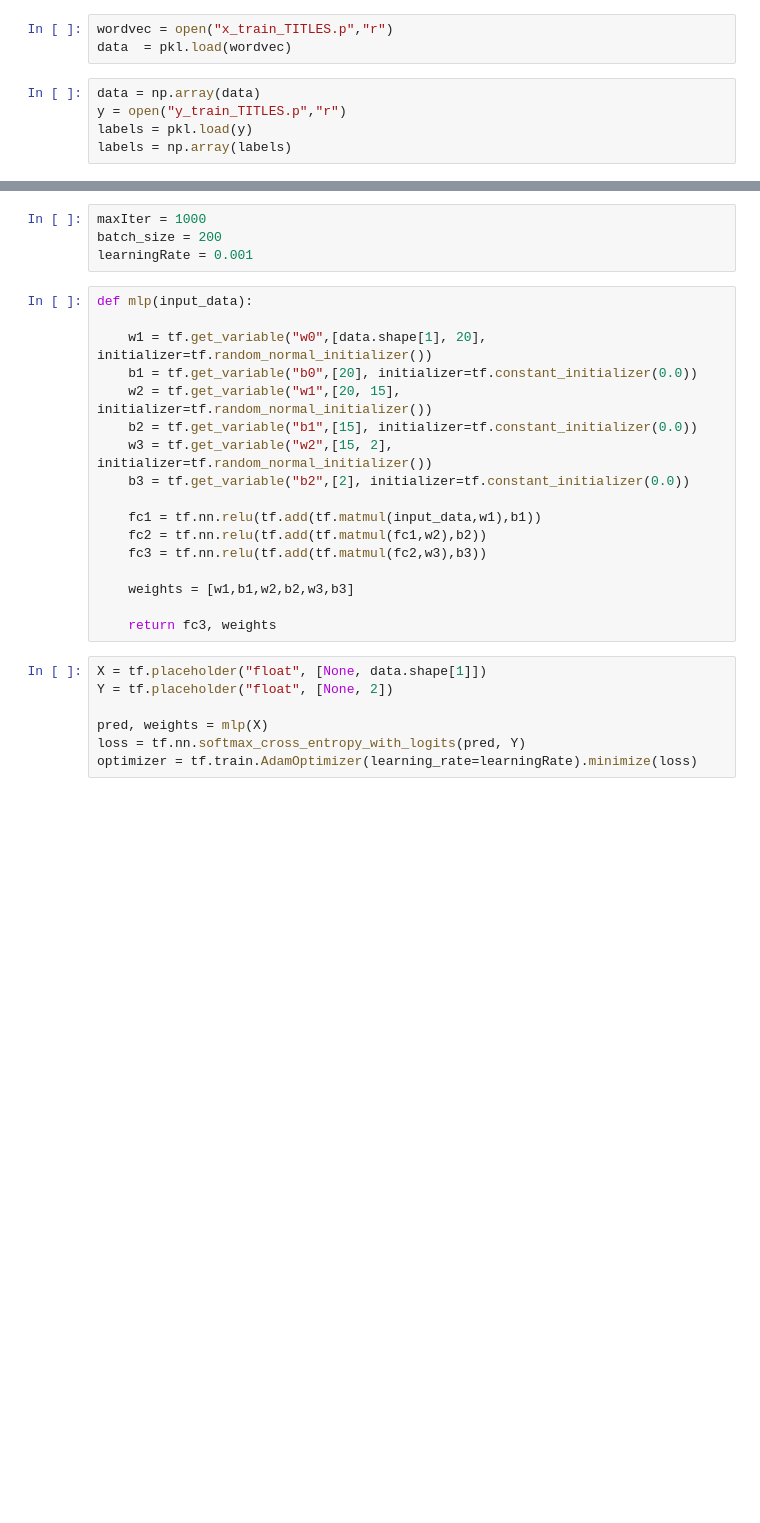
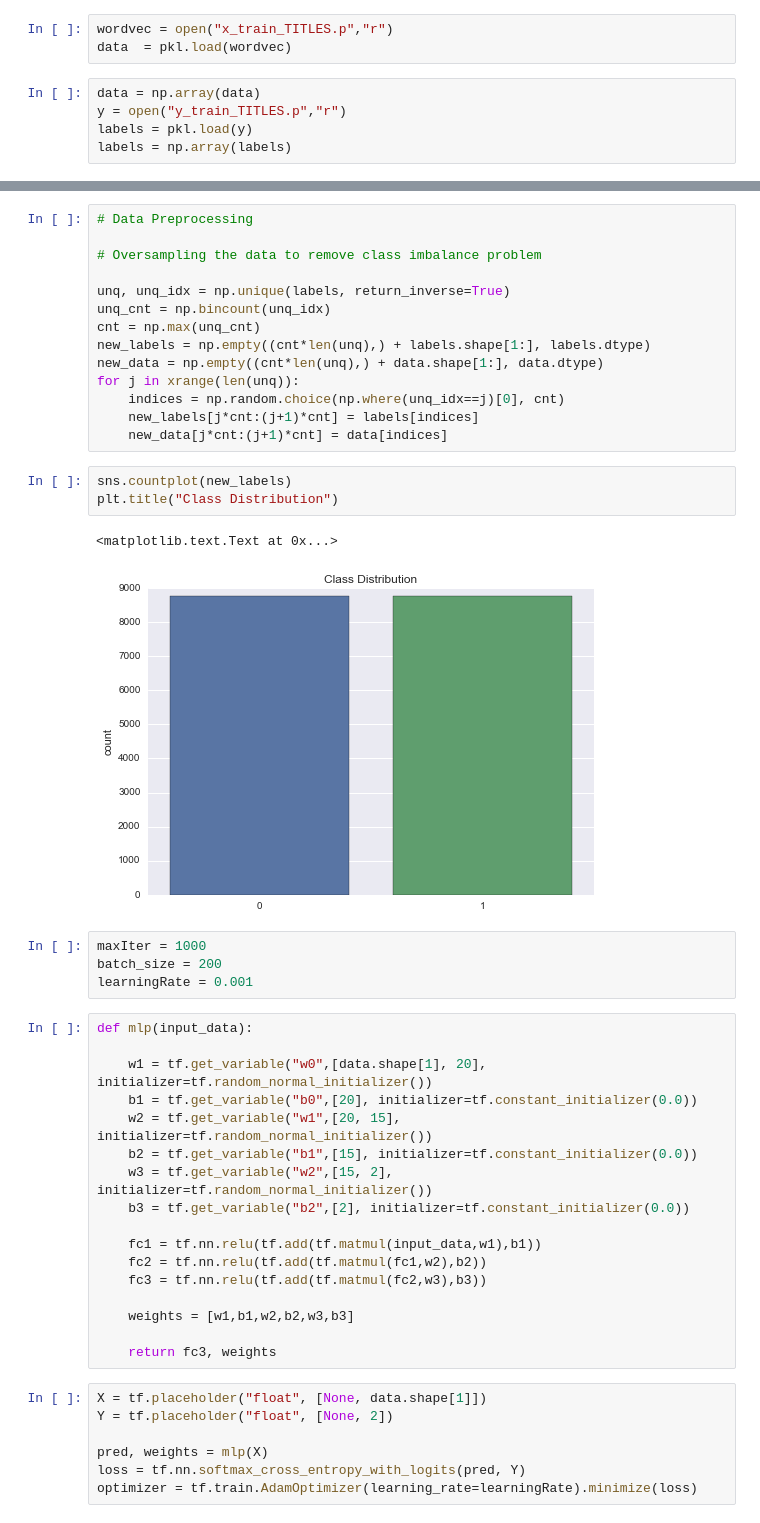
Before and after one commit to kaustubh0mani/MLP, a Jupyter notebook: MLP.ipynb, the cells around one changed output, grey strips where cells are left out. Cells and saved outputs as stored; diff of their text form; blank space fills up the shorter version.

```diff
--- a/MLP.ipynb
+++ b/MLP.ipynb
@@ -13,3 +32,23 @@ labels = np.array(labels)
+# %%
+# Data Preprocessing
+
+# Oversampling the data to remove class imbalance problem
+
+unq, unq_idx = np.unique(labels, return_inverse=True)
+unq_cnt = np.bincount(unq_idx)
+cnt = np.max(unq_cnt)
+new_labels = np.empty((cnt*len(unq),) + labels.shape[1:], labels.dtype)
+new_data = np.empty((cnt*len(unq),) + data.shape[1:], data.dtype)
+for j in xrange(len(unq)):
+    indices = np.random.choice(np.where(unq_idx==j)[0], cnt)
+    new_labels[j*cnt:(j+1)*cnt] = labels[indices]
+    new_data[j*cnt:(j+1)*cnt] = data[indices]
+# %%
+sns.countplot(new_labels)
+plt.title("Class Distribution")
+# %% [output]
+<matplotlib.text.Text at 0x...>
+[figure, added]
 # %%
 maxIter = 1000
 batch_size = 200
```
Also changed, not shown: parts of 12 cells of this notebook, 4 other files.
